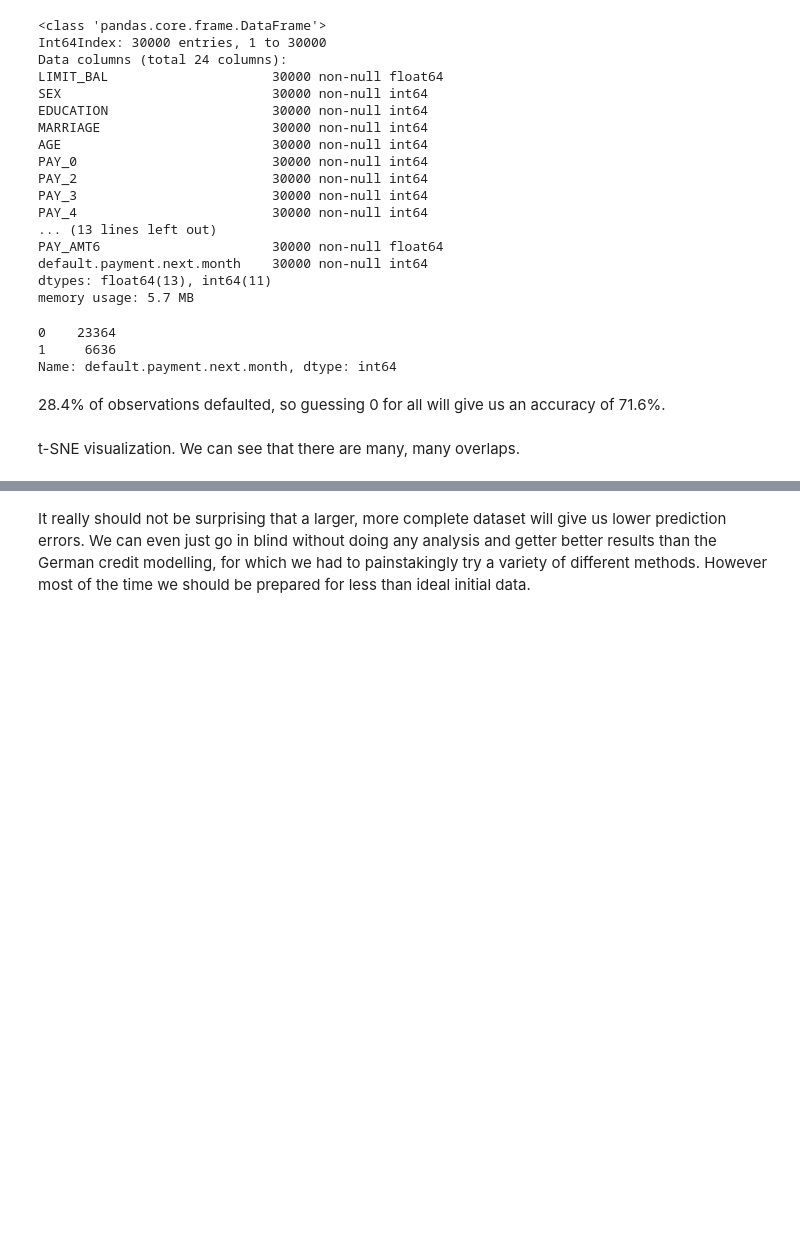
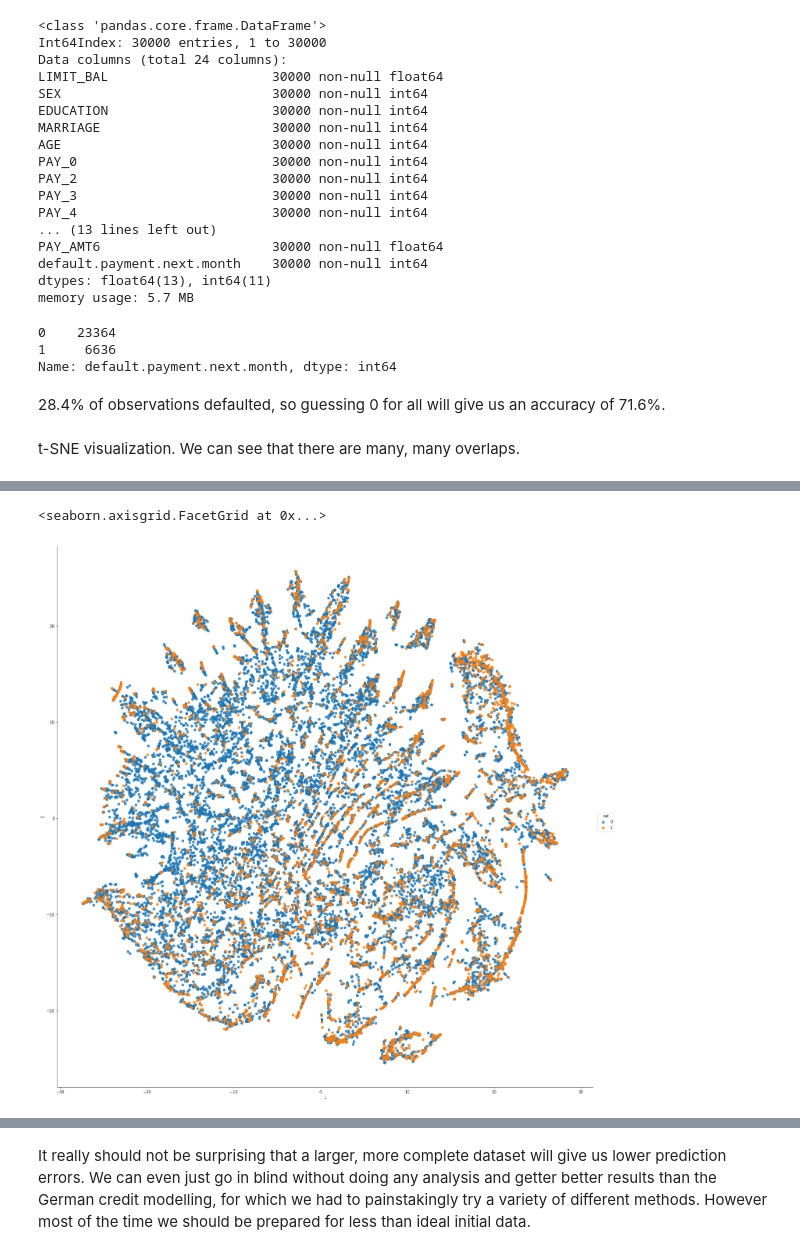
Before and after one commit to keithqu/dsp, a Jupyter notebook: credit risk/Credit Risk Classification.ipynb, the cells around one changed output, grey strips where cells are left out. Saved outputs shown, nothing was run; the diff lists cells and outputs as text; code cells hidden in the pictures; blank space fills up the shorter version.

```diff
--- a/credit risk/Credit Risk Classification.ipynb
+++ b/credit risk/Credit Risk Classification.ipynb
@@ -1272,3 +1272,16 @@ sns.lmplot(data = tsnedf, x='1', y='2', hue='cat', size=20, fit_reg=False)
+# %%
+tsne = TSNE(early_exaggeration=12.0, learning_rate=100.0, n_iter=500)
+X_samp, X_notused, y_samp, y_notused = train_test_split(X, y, test_size=0.25)
+transtsne = tsne.fit_transform(X_samp)
+# %%
+tsnedf = pd.DataFrame(transtsne, columns=['1', '2'])
+y_samp.index = range(0,len(tsnedf))
+tsnedf['cat'] = y_samp
+# %%
+sns.lmplot(data = tsnedf, x='1', y='2', hue='cat', size=20, fit_reg=False)
+# %% [output]
+<seaborn.axisgrid.FacetGrid at 0x...>
+[figure, added]
 # %%
 grad = GradientBoostingClassifier(n_estimators=250)
 grad_params = {'loss' : ['deviance', 'exponential'],
```
Also changed, not shown: parts of 13 cells of this notebook.
